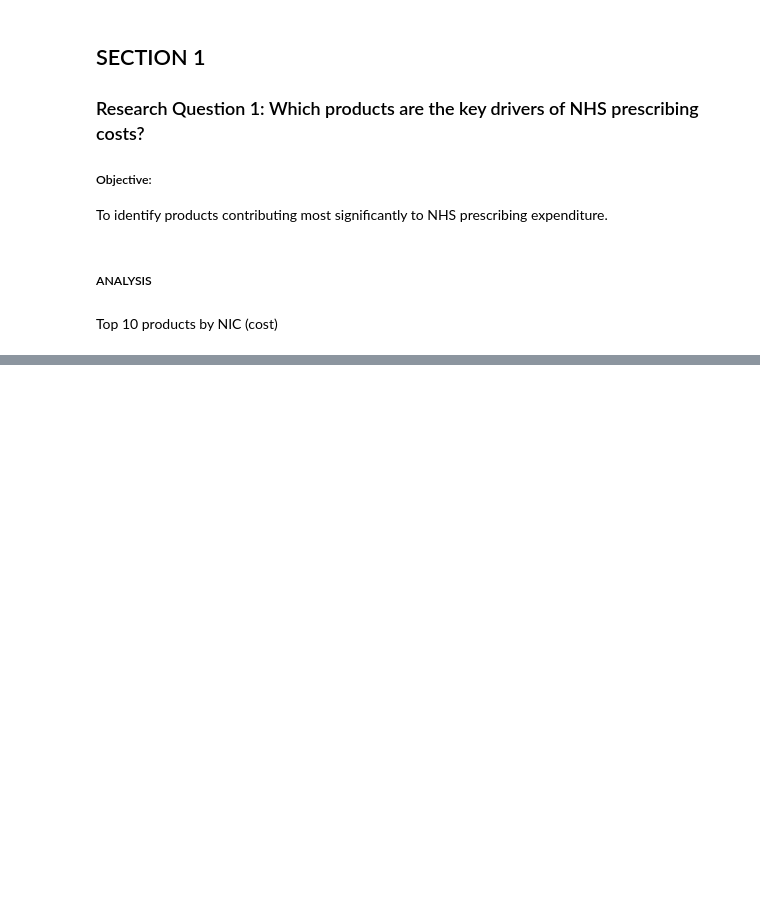
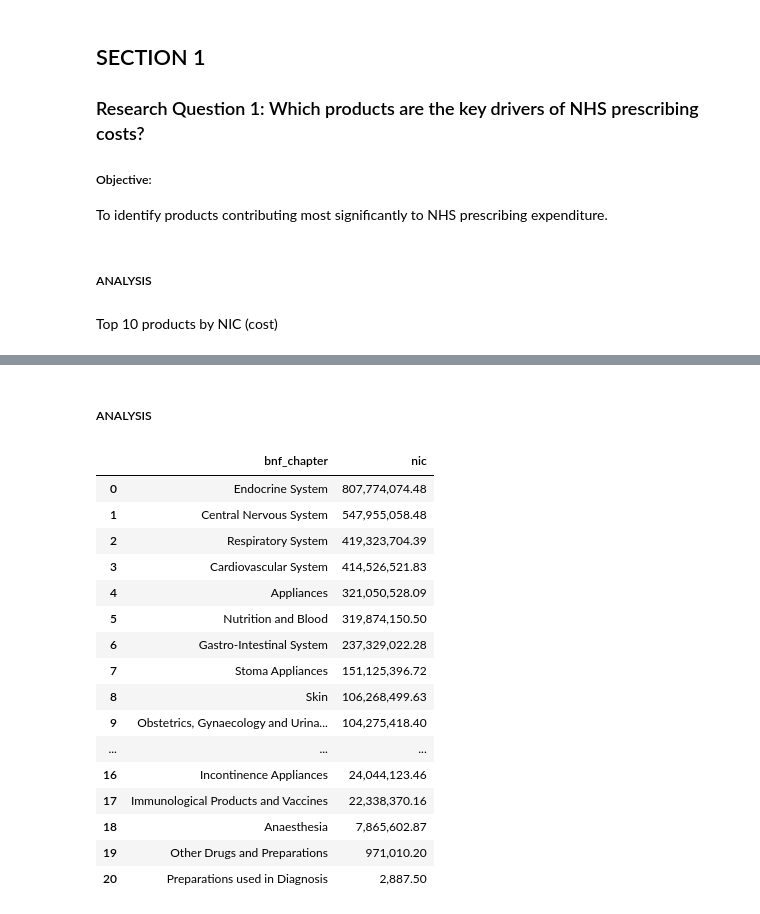
Before and after one commit to NaureenKhurram/NHS_Prescribing_RWE_Analysis, a Jupyter notebook: notebooks/04_Real_World_Evidence_Insights.ipynb, the cells around one changed output, grey strips where cells are left out. Cells and saved outputs as stored; diff of their text form; code cells hidden in the pictures; blank space fills up the shorter version.

```diff
--- a/notebooks/04_Real_World_Evidence_Insights.ipynb
+++ b/notebooks/04_Real_World_Evidence_Insights.ipynb
@@ -365,0 +144,32 @@ df_pca_complete.groupby("year_month")["items"].sum()
+# %% [markdown]
+##### ANALYSIS
+# %%
+# Top 10 BNF chapter by cost
+
+chapter_cost = (
+
+                    df_pca_complete.groupby("bnf_chapter")["nic"]
+                    .sum()
+                    .sort_values(ascending=False)
+                    .reset_index()
+               )
+
+chapter_cost
+# %% [output]
+|  | bnf_chapter | nic |
+| 0 | Endocrine System | 807,774,074.48 |
+| 1 | Central Nervous System | 547,955,058.48 |
+| 2 | Respiratory System | 419,323,704.39 |
+| 3 | Cardiovascular System | 414,526,521.83 |
+| 4 | Appliances | 321,050,528.09 |
+| 5 | Nutrition and Blood | 319,874,150.50 |
+| 6 | Gastro-Intestinal System | 237,329,022.28 |
+| 7 | Stoma Appliances | 151,125,396.72 |
+| 8 | Skin | 106,268,499.63 |
+| 9 | Obstetrics, Gynaecology and Urina... | 104,275,418.40 |
+| ... | ... | ... |
+| 16 | Incontinence Appliances | 24,044,123.46 |
+| 17 | Immunological Products and Vaccines | 22,338,370.16 |
+| 18 | Anaesthesia | 7,865,602.87 |
+| 19 | Other Drugs and Preparations | 971,010.20 |
+| 20 | Preparations used in Diagnosis | 2,887.50 |
```
Also changed, not shown: parts of 60 cells of this notebook.
